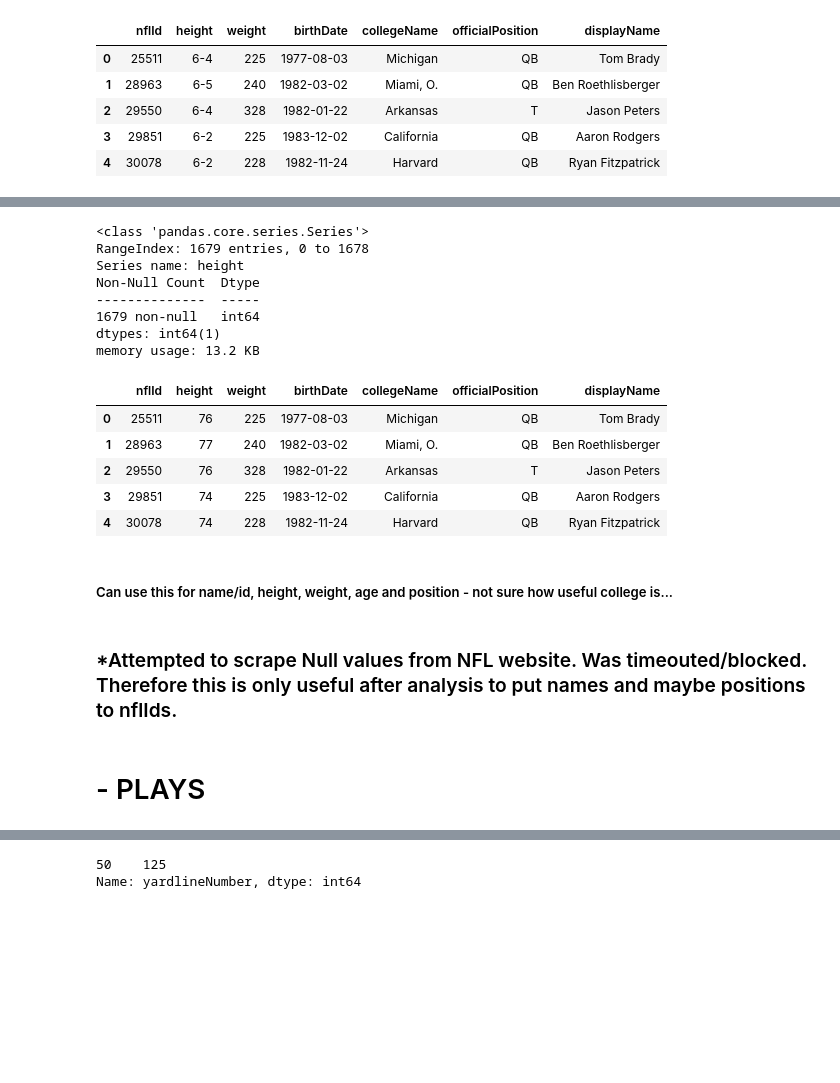
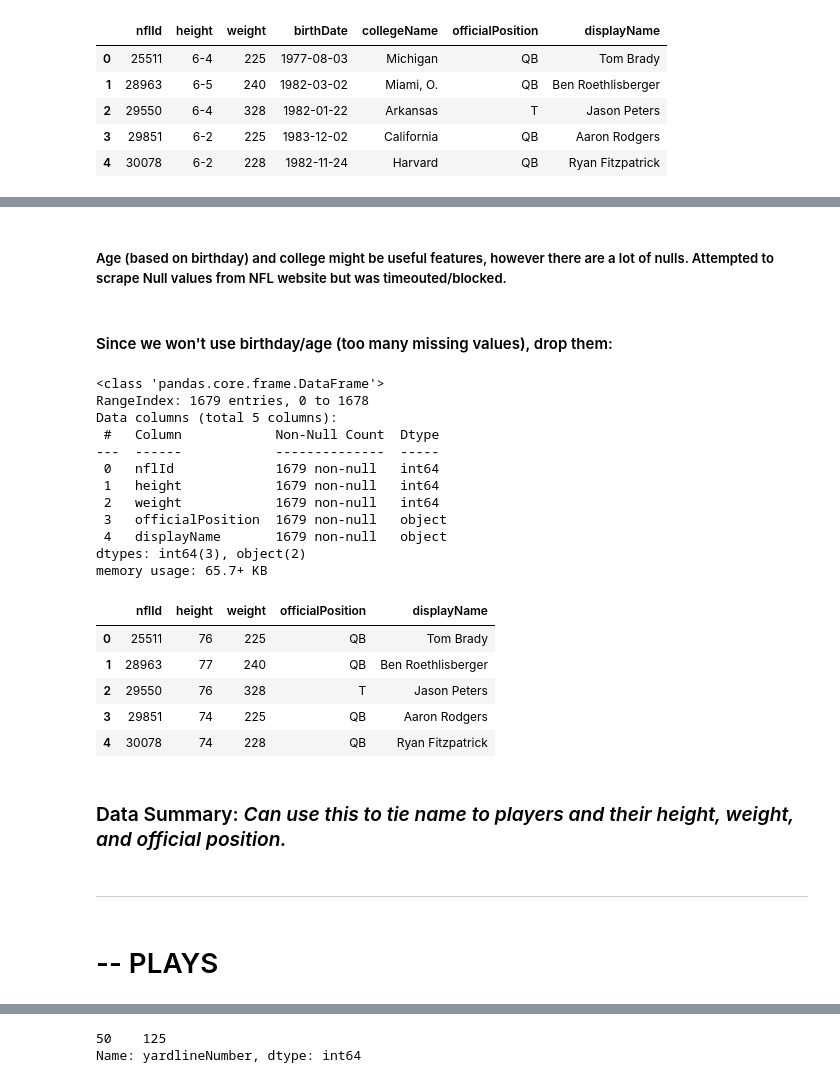
Before and after one commit to Miller-Ryan-1/nfl-linemen, a Jupyter notebook: data_review.ipynb, the cells around one changed output, grey strips where cells are left out. Saved outputs shown, nothing was run; the diff lists cells and outputs as text; code cells hidden in the pictures; blank space fills up the shorter version.

```diff
--- a/data_review.ipynb
+++ b/data_review.ipynb
@@ -91,30 +94,41 @@ players.height.value_counts()
 Name: height, dtype: int64
 # %%
 players['height'] = players.height.str[0].astype(int) * 12 + players.height.str[2:].astype(int)
+# %% [markdown]
+##### Age (based on birthday) and college might be useful features, however there are a lot of nulls.  Attempted to scrape Null values from NFL website but was timeouted/blocked.
+# %% [markdown]
+#### Since we won't use birthday/age (too many missing values), drop them:
+# %%
+# convert our date column to datetime type
+players.drop(columns = ['birthDate','collegeName'], inplace = True)
 # %%
-players.height.info()
+players.info()
 players.head()
 # %% [output]
-<class 'pandas.core.series.Series'>
+<class 'pandas.core.frame.DataFrame'>
 RangeIndex: 1679 entries, 0 to 1678
-Series name: height
-Non-Null Count  Dtype
---------------  -----
-1679 non-null   int64
-dtypes: int64(1)
-memory usage: 13.2 KB
+Data columns (total 5 columns):
+ #   Column            Non-Null Count  Dtype
+---  ------            --------------  -----
+ 0   nflId             1679 non-null   int64
+ 1   height            1679 non-null   int64
+ 2   weight            1679 non-null   int64
+ 3   officialPosition  1679 non-null   object
+ 4   displayName       1679 non-null   object
+dtypes: int64(3), object(2)
+memory usage: 65.7+ KB
-|  | nflId | height | weight | birthDate | collegeName | officialPosition | displayName |
-| 0 | 25511 | 76 | 225 | 1977-08-03 | Michigan | QB | Tom Brady |
-| 1 | 28963 | 77 | 240 | 1982-03-02 | Miami, O. | QB | Ben Roethlisberger |
-| 2 | 29550 | 76 | 328 | 1982-01-22 | Arkansas | T | Jason Peters |
-| 3 | 29851 | 74 | 225 | 1983-12-02 | California | QB | Aaron Rodgers |
-| 4 | 30078 | 74 | 228 | 1982-11-24 | Harvard | QB | Ryan Fitzpatrick |
+|  | nflId | height | weight | officialPosition | displayName |
+| 0 | 25511 | 76 | 225 | QB | Tom Brady |
+| 1 | 28963 | 77 | 240 | QB | Ben Roethlisberger |
+| 2 | 29550 | 76 | 328 | T | Jason Peters |
+| 3 | 29851 | 74 | 225 | QB | Aaron Rodgers |
+| 4 | 30078 | 74 | 228 | QB | Ryan Fitzpatrick |
 # %% [markdown]
-##### Can use this for name/id, height, weight, age and position - not sure how useful college is...
+### Data Summary: *Can use this to tie name to players and their height, weight, and official position.*
-# %% [markdown]
-### *Attempted to scrape Null values from NFL website.  Was timeouted/blocked.  Therefore this is only useful after analysis to put names and maybe positions to nflIds.
+# %% [markdown]
+----
 # %% [markdown]
-# - PLAYS
+# -- PLAYS
 # %%
 plays = pd.read_csv('data/plays.csv')
 # %%
```
Also changed, not shown: parts of 205 cells of this notebook, 1 other file.
